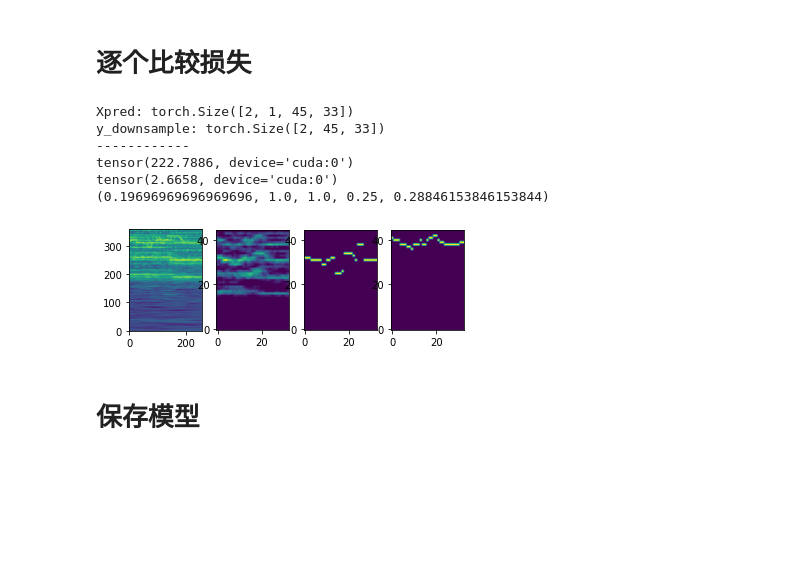
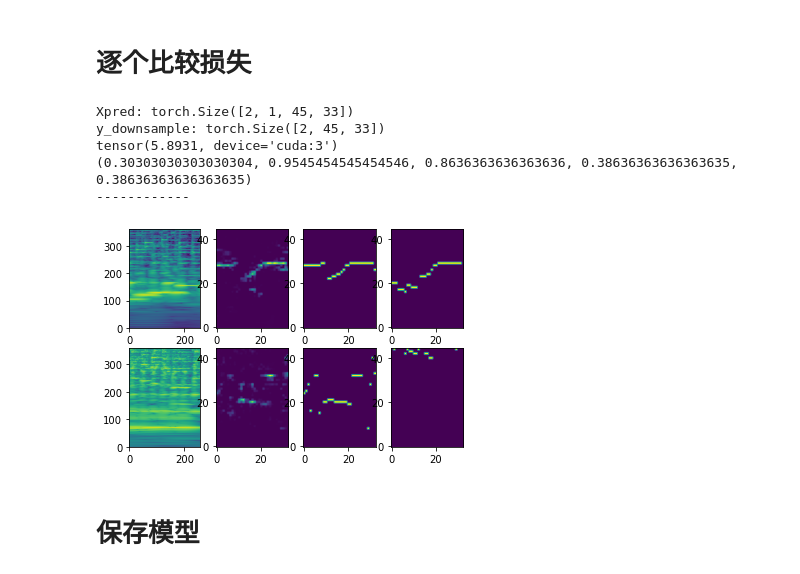
Before and after one commit to meow-wwww/cover_song_identification, a Jupyter notebook: test_the_model.ipynb, the cells around one changed output. Drawn from its saved outputs; the diff is of its cells as text; code cells hidden in the pictures; blank space fills up the shorter version.

```diff
--- a/test_the_model.ipynb
+++ b/test_the_model.ipynb
@@ -11,6 +11,7 @@ import math
 
 import data_generator
 import hparams
+reload(hparams)
 import model_unet
 import numpy as np
 import loss_function
@@ -18,6 +19,6 @@ import utils
 reload(utils)
 import evaluate
 
-device = "cuda" if torch.cuda.is_available() else "cpu"
+device = "cuda:3" if torch.cuda.is_available() else "cpu"
 print("Using {} device".format(device))
 # %% [output]
@@ -130,7 +131,7 @@ print(f'{datetime.datetime.now()} - Preparing valid_dataloader...')
 valid_dataloader = data_generator.source_index_to_chunk_list(source_list=valid_fold_index_list,
                                                              data_chunks_duration_in_bins=hparams.data_chunks_duration_in_bins,
                                                              data_chunks_overlap_in_bins=hparams.data_chunks_overlap_in_bins_for_training)#[0:32]
-valid_dataloader = DataLoader(valid_dataloader, batch_size=16, shuffle=False)
+valid_dataloader = DataLoader(valid_dataloader, batch_size=16, shuffle=True)
 
 print(f'{datetime.datetime.now()} - Preparing test_dataloader...')
 test_dataloader = data_generator.source_index_to_chunk_list(source_list=test_fold_index_list,
@@ -143,7 +144,7 @@ test_dataloader = DataLoader(test_dataloader, batch_size=16, shuffle=True)
 # %%
 # 测试模型在测试集上的效果
 model = model_unet.UNet(device=device)
-model = torch.load('./model/new_loss_faster/model_floor3_best.pth')
+model = torch.load('./model/model_6.pth')
 # %%
 loss_fn = loss_function.CrossEntropyLoss_for_FA_CE().to(device)
 
@@ -203,49 +174,58 @@ reload(evaluate)
 
 out_floor = 3
 
 model.eval()
-model_loss = 0
+model_loss = 0.1
 
-loss_fn = CrossEntropyLoss_for_FA_CE().to(device)
-loss_fn_2 = CrossEntropyLoss_Origin().to(device)
+loss_fn = loss_function.CrossEntropyLoss_for_FA_CE().to(device)
 
 with torch.no_grad():
-    for a, b in test_dataloader:
+    for a, b in valid_dataloader:
         X, y = a.to(device), b.to(device)
 
         X = X[0:2]
         y = y[0:2]
 
         Xpred = model(X, out_floor)
-        Xshow = utils.salience_to_output(Xpred, threshold=0.05)
+        Xshow = utils.salience_to_output(Xpred, threshold=0.1)
         y_downsample = utils.downsample(y, out_floor).int()
         print(f'Xpred: {Xpred.shape}')
         print(f'y_downsample: {y_downsample.shape}')
 
-        plt.subplot(141)
+        print(loss_fn(Xpred, y_downsample))
+
+        print(evaluate.evaluate(Xshow, y_downsample, 3))
+
+        plt.subplot(241)
         plt.imshow(X[0][0].cpu(), origin='lower')
-        plt.subplot(142)
+        plt.subplot(242)
         plt.imshow(Xpred[0][0].cpu(), origin='lower')
-        plt.subplot(143)
+        plt.subplot(243)
         plt.imshow(Xshow[0][0].cpu(), origin='lower')
-        plt.subplot(144)
+        plt.subplot(244)
         plt.imshow(y_downsample[0].cpu(), origin='lower')
+
+        plt.subplot(245)
+        plt.imshow(X[1][0].cpu(), origin='lower')
+        plt.subplot(246)
+        plt.imshow(Xpred[1][0].cpu(), origin='lower')
+        plt.subplot(247)
+        plt.imshow(Xshow[1][0].cpu(), origin='lower')
+        plt.subplot(248)
+        plt.imshow(y_downsample[1].cpu(), origin='lower')
 
         print('------------')
 
-        print(loss_fn(Xpred, y_downsample))
-        print(loss_fn_2(Xpred, y_downsample))
-        print(evaluate.evaluate(Xshow, y_downsample, 3))
+
 
         break
 # %% [output]
 Xpred: torch.Size([2, 1, 45, 33])
 y_downsample: torch.Size([2, 45, 33])
+tensor(5.8931, device='cuda:3')
+(0.30303030303030304, 0.9545454545454546, 0.8636363636363636, 0.38636363636363635, 0.38636363636363635)
 ------------
-tensor(222.7886, device='cuda:0')
-tensor(2.6658, device='cuda:0')
-(0.19696969696969696, 1.0, 1.0, 0.25, 0.28846153846153844)
-[figure, old version]
+[figure, new version]
 # %%
 plt.subplot(131)
 plt.imshow(Xpred[0][0].cpu(), origin='lower')
```
Also changed, not shown: parts of 6 cells of this notebook, 15 other files.
